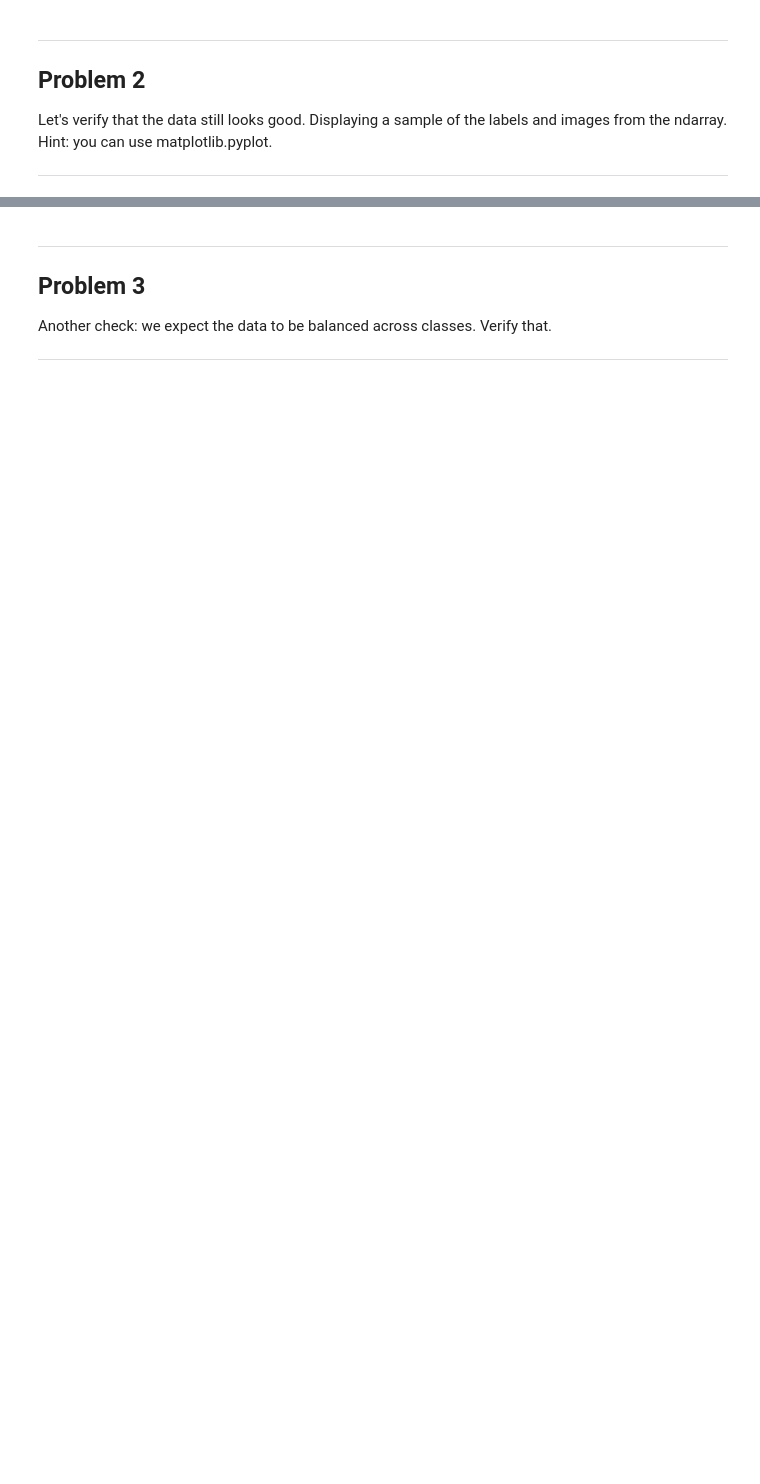
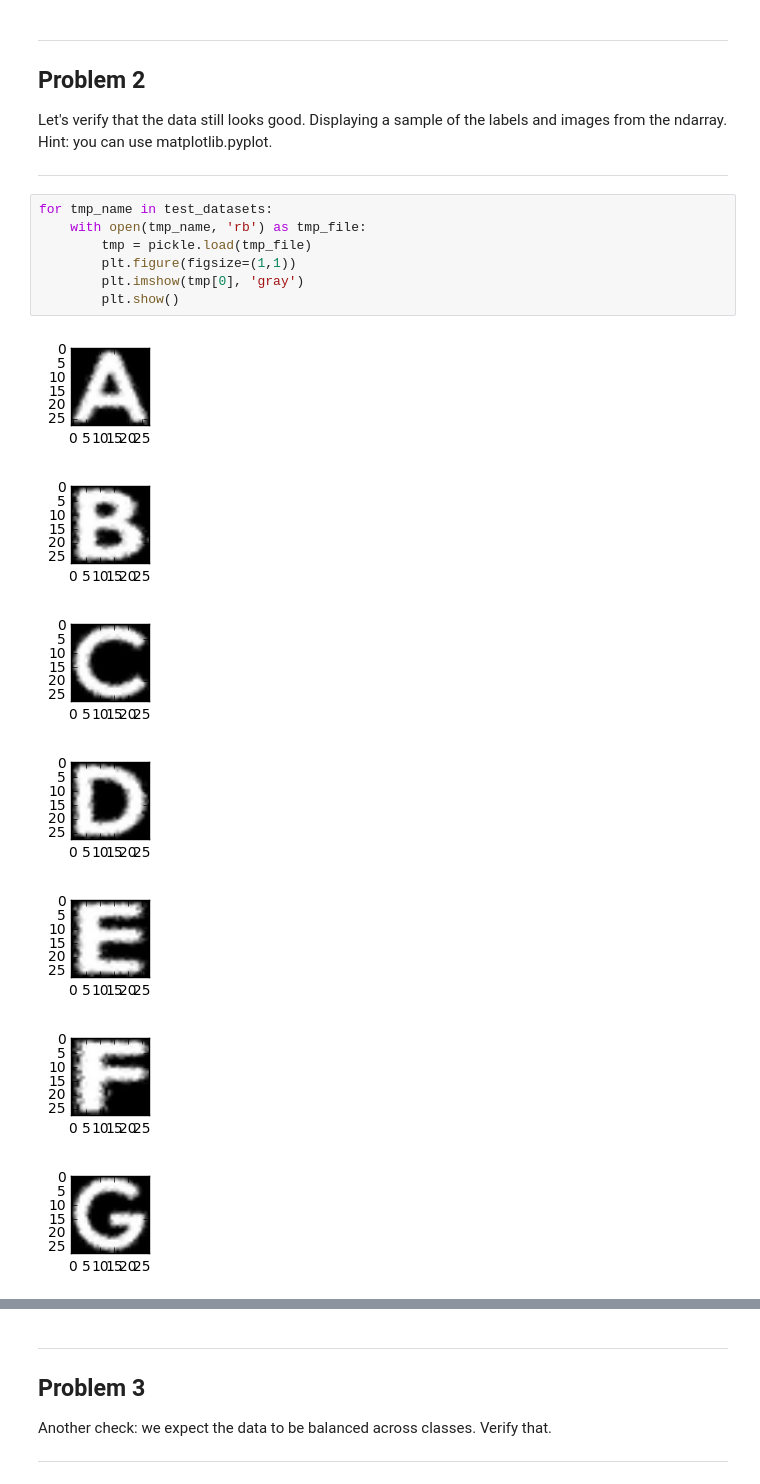
Before and after one commit to akarazeev/MOOCs, a Jupyter notebook: udacity/1_notmnist.ipynb, the cells around one changed output, grey strips where cells are left out. Saved outputs shown, nothing was run; the diff lists cells and outputs as text; blank space fills up the shorter version.

```diff
--- a/udacity/1_notmnist.ipynb
+++ b/udacity/1_notmnist.ipynb
@@ -204,3 +212,18 @@ Problem 2
 Let's verify that the data still looks good. Displaying a sample of the labels and images from the ndarray. Hint: you can use matplotlib.pyplot.
 
 ---
+# %%
+for tmp_name in test_datasets:
+    with open(tmp_name, 'rb') as tmp_file:
+        tmp = pickle.load(tmp_file)
+        plt.figure(figsize=(1,1))
+        plt.imshow(tmp[0], 'gray')
+        plt.show()
+# %% [output]
+[figure, added]
+[figure, added]
+[figure, added]
+[figure, added]
+[figure, added]
+[figure, added]
+[figure, added]
```
Also changed, not shown: parts of 19 cells of this notebook, 3 other files.
